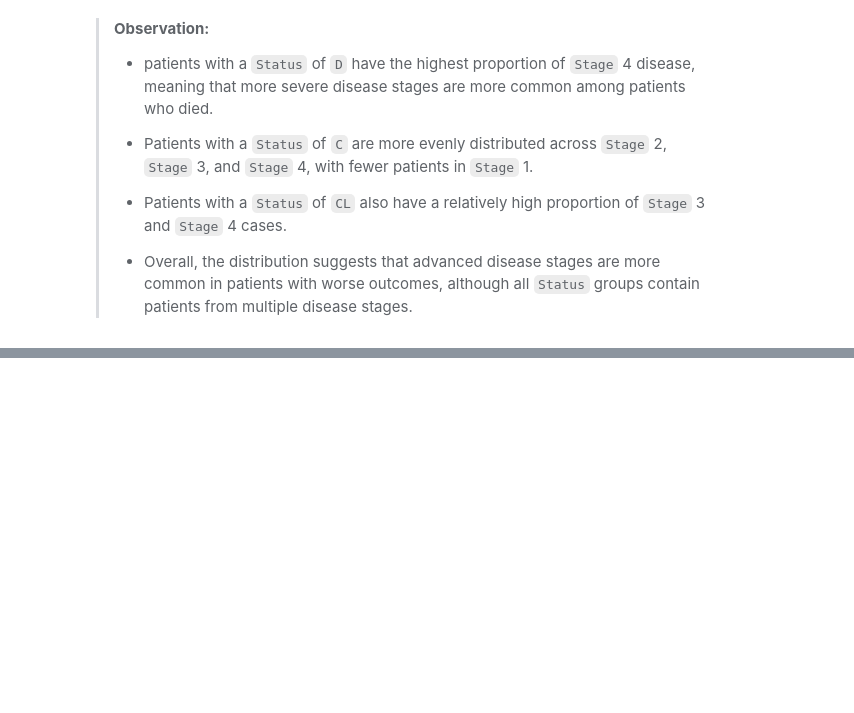
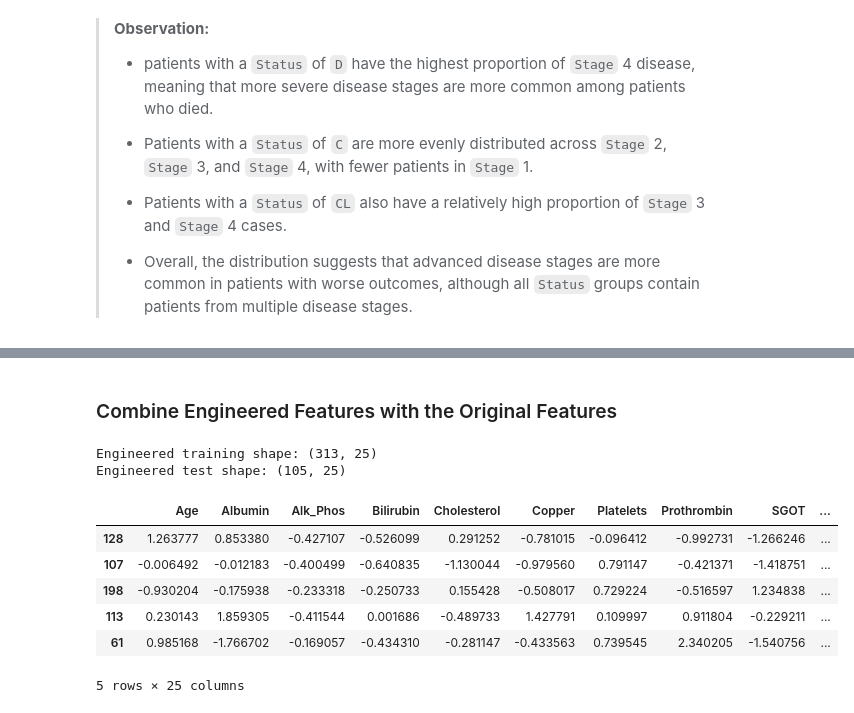
Before and after one commit to swirita/Cirrhosis-Prediction, a Jupyter notebook: Cirrhosis_Prediction.ipynb, the cells around one changed output, grey strips where cells are left out. Saved outputs shown, nothing was run; the diff lists cells and outputs as text; code cells hidden in the pictures; blank space fills up the shorter version.

```diff
--- a/Cirrhosis_Prediction.ipynb
+++ b/Cirrhosis_Prediction.ipynb
@@ -949,0 +976,19 @@ weighted avg       0.70      0.74      0.72       105
+# %% [markdown]
+### Combine Engineered Features with the Original Features
+# %%
+X_train_fe = pd.concat([X_train_pre, X_train_pcs, X_train_cluster], axis=1)
+X_test_fe = pd.concat([X_test_pre, X_test_pcs, X_test_cluster], axis=1)
+
+print("Engineered training shape:", X_train_fe.shape)
+print("Engineered test shape:", X_test_fe.shape)
+X_train_fe.head()
+# %% [output]
+Engineered training shape: (313, 25)
+Engineered test shape: (105, 25)
+|  | Age | Albumin | Alk_Phos | Bilirubin | Cholesterol | Copper | Platelets | Prothrombin | SGOT | ... |
+| 128 | 1.263777 | 0.853380 | -0.427107 | -0.526099 | 0.291252 | -0.781015 | -0.096412 | -0.992731 | -1.266246 | ... |
+| 107 | -0.006492 | -0.012183 | -0.400499 | -0.640835 | -1.130044 | -0.979560 | 0.791147 | -0.421371 | -1.418751 | ... |
+| 198 | -0.930204 | -0.175938 | -0.233318 | -0.250733 | 0.155428 | -0.508017 | 0.729224 | -0.516597 | 1.234838 | ... |
+| 113 | 0.230143 | 1.859305 | -0.411544 | 0.001686 | -0.489733 | 1.427791 | 0.109997 | 0.911804 | -0.229211 | ... |
+| 61 | 0.985168 | -1.766702 | -0.169057 | -0.434310 | -0.281147 | -0.433563 | 0.739545 | 2.340205 | -1.540756 | ... |
+5 rows × 25 columns
```
Also changed, not shown: parts of 19 cells of this notebook.
